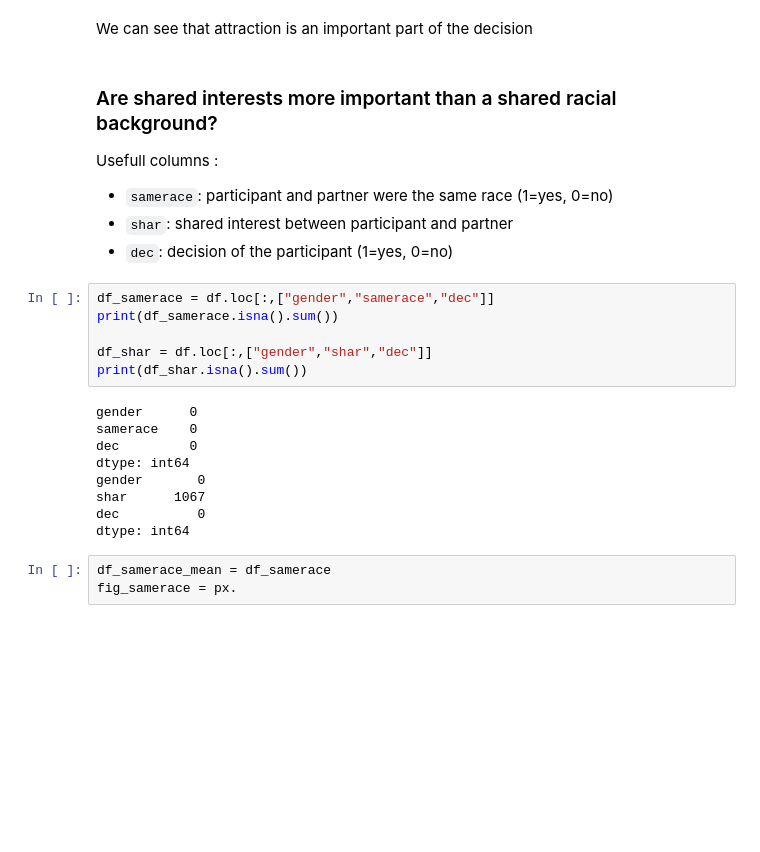
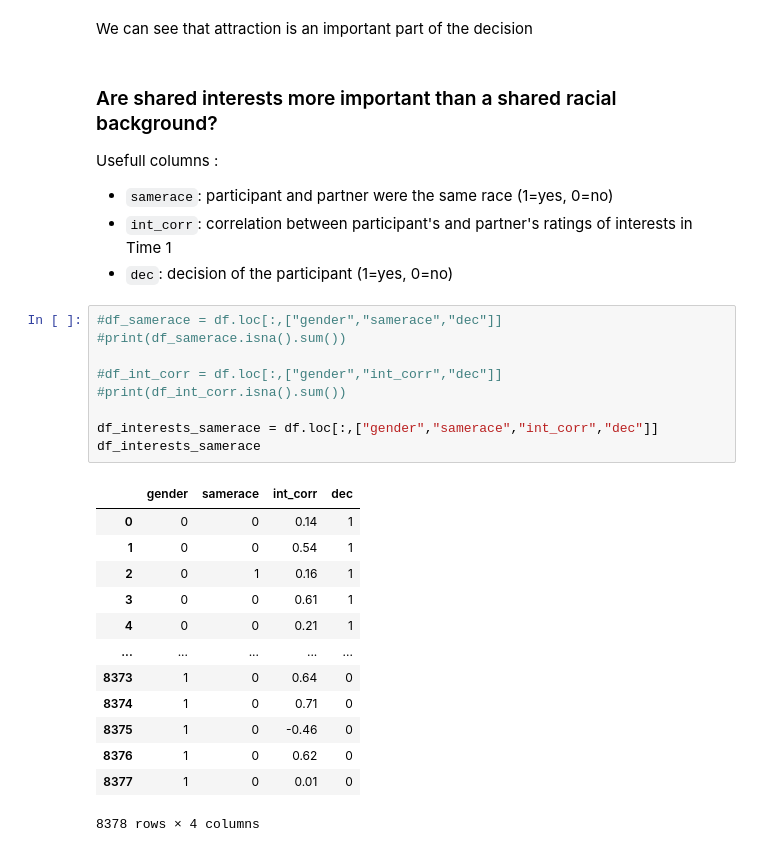
Before and after one commit to cyrilondet/jedha_projects_certif, a Jupyter notebook: 02_EDA/PANDAS_tinder_ongoing/project_tinder.ipynb, the cells around one changed output. Drawn from its saved outputs; the diff is of its cells as text; blank space fills up the shorter version.

```diff
--- a/02_EDA/PANDAS_tinder_ongoing/project_tinder.ipynb
+++ b/02_EDA/PANDAS_tinder_ongoing/project_tinder.ipynb
@@ -648,23 +639,28 @@ We can see that attraction is an important part of the decision
 
 Usefull columns :
 - `samerace`: participant and partner were the same race (1=yes, 0=no)
-- `shar`: shared interest between participant and partner
+- `int_corr`: correlation between participant's and partner's ratings of interests in Time 1
 - `dec`: decision of the participant (1=yes, 0=no)
 # %%
-df_samerace = df.loc[:,["gender","samerace","dec"]]
-print(df_samerace.isna().sum())
+#df_samerace = df.loc[:,["gender","samerace","dec"]]
+#print(df_samerace.isna().sum())
 
-df_shar = df.loc[:,["gender","shar","dec"]]
-print(df_shar.isna().sum())
+#df_int_corr = df.loc[:,["gender","int_corr","dec"]]
+#print(df_int_corr.isna().sum())
+
+df_interests_samerace = df.loc[:,["gender","samerace","int_corr","dec"]]
+df_interests_samerace
 # %% [output]
+|  | gender | samerace | int_corr | dec |
+| 0 | 0 | 0 | 0.14 | 1 |
+| 1 | 0 | 0 | 0.54 | 1 |
+| 2 | 0 | 1 | 0.16 | 1 |
+| 3 | 0 | 0 | 0.61 | 1 |
+| 4 | 0 | 0 | 0.21 | 1 |
+| ... | ... | ... | ... | ... |
+| 8373 | 1 | 0 | 0.64 | 0 |
+| 8374 | 1 | 0 | 0.71 | 0 |
+| 8375 | 1 | 0 | -0.46 | 0 |
+| 8376 | 1 | 0 | 0.62 | 0 |
+| 8377 | 1 | 0 | 0.01 | 0 |
-gender      0
-samerace    0
-dec         0
-dtype: int64
-gender       0
-shar      1067
-dec          0
-dtype: int64
+8378 rows × 4 columns
-# %%
-df_samerace_mean = df_samerace
-fig_samerace = px.
```
Also changed, not shown: parts of 25 cells of this notebook.
